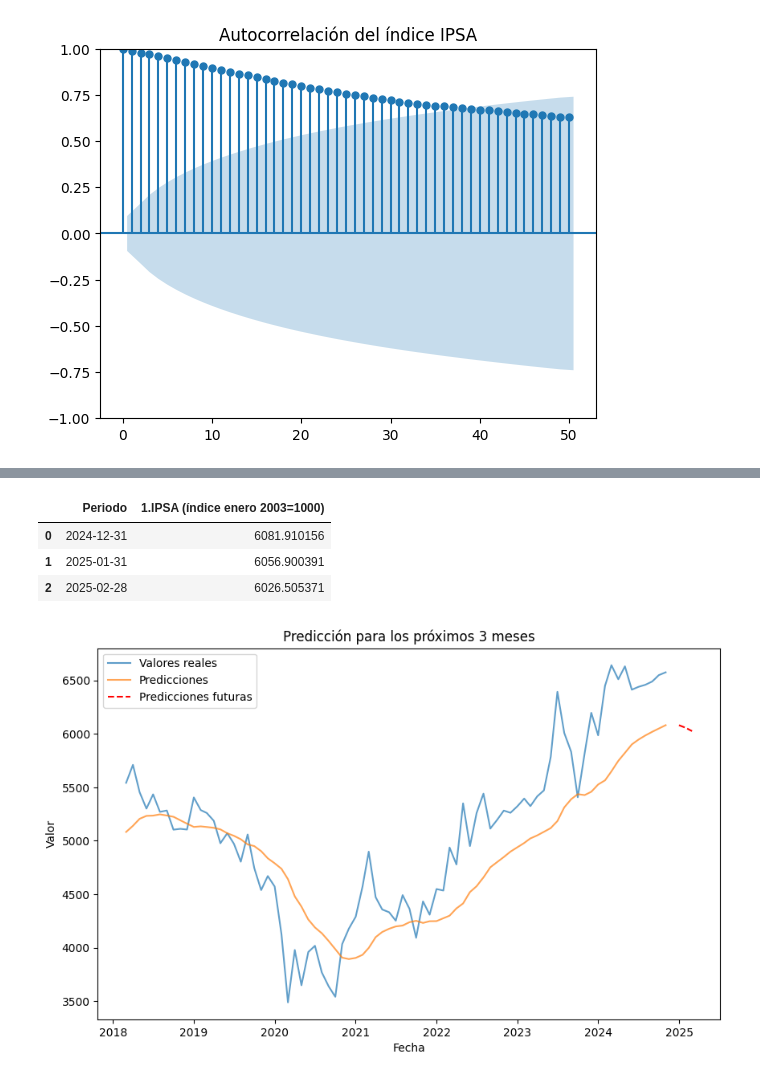
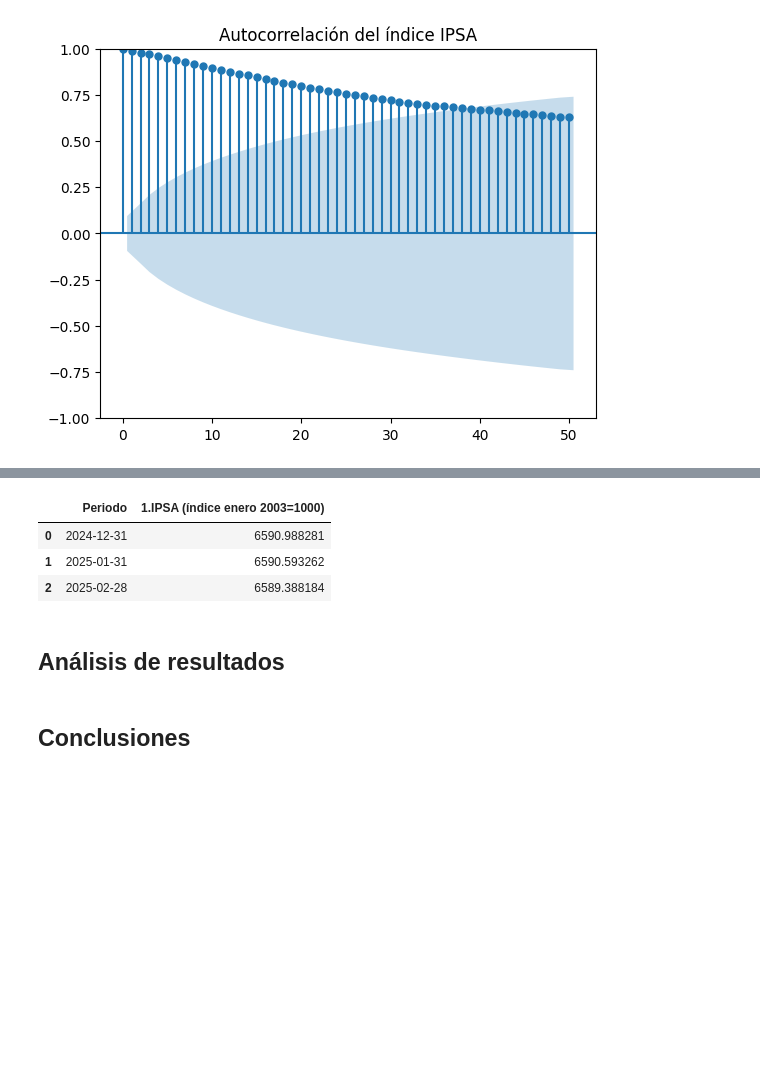
Before and after one commit to principioincertidumbre/Tarea3_MLA, a Jupyter notebook: Tarea_3_MLA.ipynb, the cells around one changed output, grey strips where cells are left out. Saved outputs shown, nothing was run; the diff lists cells and outputs as text; code cells hidden in the pictures; blank space fills up the shorter version.

```diff
--- a/Tarea_3_MLA.ipynb
+++ b/Tarea_3_MLA.ipynb
@@ -556,3 +751,20 @@ plot_acf(data_cleaned['IPSA'], lags=50, title='Autocorrelación del índice IPSA
 plt.show()
 # %% [output]
 [figure]
+# %%
+# Descomposición estacional
+decomposition = seasonal_decompose(data_cleaned['IPSA'], model='additive', period=12)
+data_cleaned['Trend'] = decomposition.trend
+data_cleaned['Seasonal'] = decomposition.seasonal
+data_cleaned['Residual'] = decomposition.resid
+
+# Gráfico de descomposición
+fig, axs = plt.subplots(3, 1, figsize=(15, 12), sharex=True)
+axs[0].plot(data_cleaned['Periodo'], data_cleaned['Trend'], label='Trend')
+axs[0].set_title('Tendencia')
+axs[1].plot(data_cleaned['Periodo'], data_cleaned['Seasonal'], label='Seasonality')
+axs[1].set_title('Estacionalidad')
+axs[2].plot(data_cleaned['Periodo'], data_cleaned['Residual'], label='Residual')
+axs[2].set_title('Residuos')
+plt.tight_layout()
+plt.show()
@@ -668,8 +905,8 @@ for _ in range(3):
     next_input = np.append(last_sequence[:, 1:, :], np.expand_dims([[next_prediction]], axis=2), axis=1)
     last_sequence = next_input
 
-# Inversa de la normalización para los valores futuros
-future_predictions_real = scaler.inverse_transform(np.array(future_predictions).reshape(-1, 1)).flatten()
+future_predictions_real = scaler.inverse_transform(np.array(future_predictions).reshape(-1, 1)).flatten() + data_cleaned['IPSA'].iloc[-1]
+
 
 # Crear un DataFrame para los resultados futuros
 future_dates = pd.date_range(start=data_cleaned['Periodo'].iloc[-1], periods=4, freq='M')[1:]
@@ -678,26 +915,8 @@ future_results = pd.DataFrame({
     '1.IPSA (índice enero 2003=1000)': future_predictions_real
 })
 
-# Mostrar valores futuros
+# Mostrar resultados ajustados
 from IPython.display import display
-print("Resultados Futuros:")
+print("Resultados Futuros Ajustados:")
 display(future_results)
-
-# Crear un gráfico para visualizar las predicciones futuras
-plt.figure(figsize=(10, 6))
-plt.plot(data_cleaned['Periodo'].iloc[-len(y_test):], scaler.inverse_transform(y_test.reshape(-1, 1)), label='Valores reales', alpha=0.7)
-plt.plot(data_cleaned['Periodo'].iloc[-len(y_test):], scaler.inverse_transform(predictions.reshape(-1, 1)), label='Predicciones', alpha=0.7)
-plt.plot(future_dates, future_predictions_real, label='Predicciones futuras', linestyle='--', color='red')
-plt.title('Predicción para los próximos 3 meses')
-plt.xlabel('Fecha')
-plt.ylabel('Valor')
-plt.legend()
-plt.show()
-
-# Guardar resultados
-results = pd.DataFrame({
-    'Fecha': data_cleaned['Periodo'].iloc[sequence_length + split:sequence_length + split + len(y_test)].values,
-    'Real': scaler.inverse_transform(y_test.reshape(-1, 1)).flatten(),
-    'Predicción': scaler.inverse_transform(predictions.reshape(-1, 1)).flatten()
-})
 # %% [output]
@@ -708,5 +927,8 @@ Resultados Futuros:
 |  | Periodo | 1.IPSA (índice enero 2003=1000) |
-| 0 | 2024-12-31 | 6081.910156 |
-| 1 | 2025-01-31 | 6056.900391 |
-| 2 | 2025-02-28 | 6026.505371 |
+| 0 | 2024-12-31 | 6590.988281 |
+| 1 | 2025-01-31 | 6590.593262 |
+| 2 | 2025-02-28 | 6589.388184 |
-[figure, removed]
+# %% [markdown]
+## Análisis de resultados
+# %% [markdown]
+## Conclusiones
```
Also changed, not shown: parts of 44 cells of this notebook.
